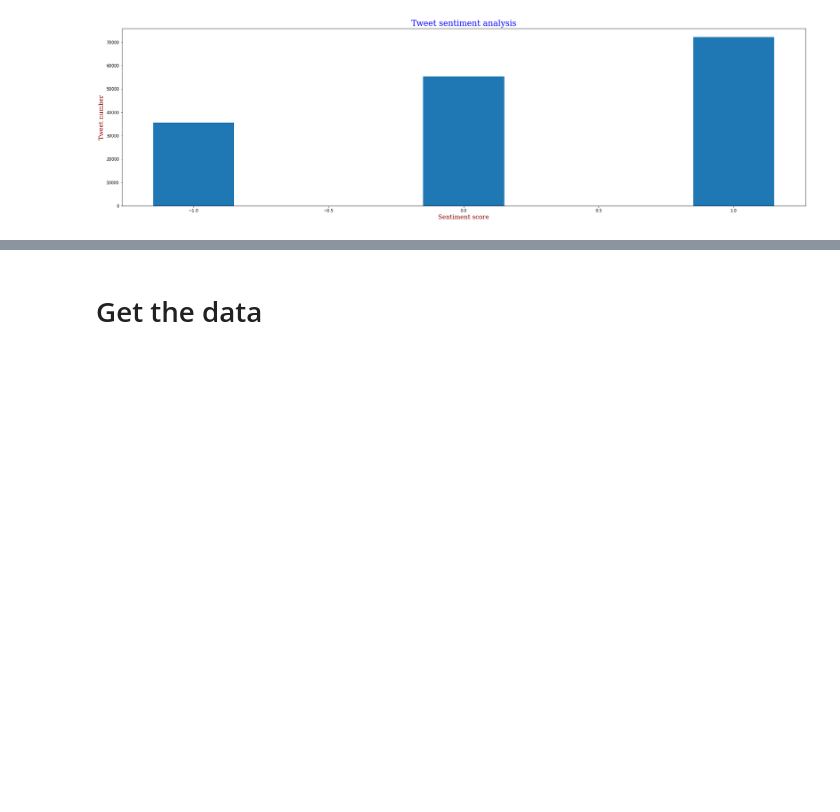
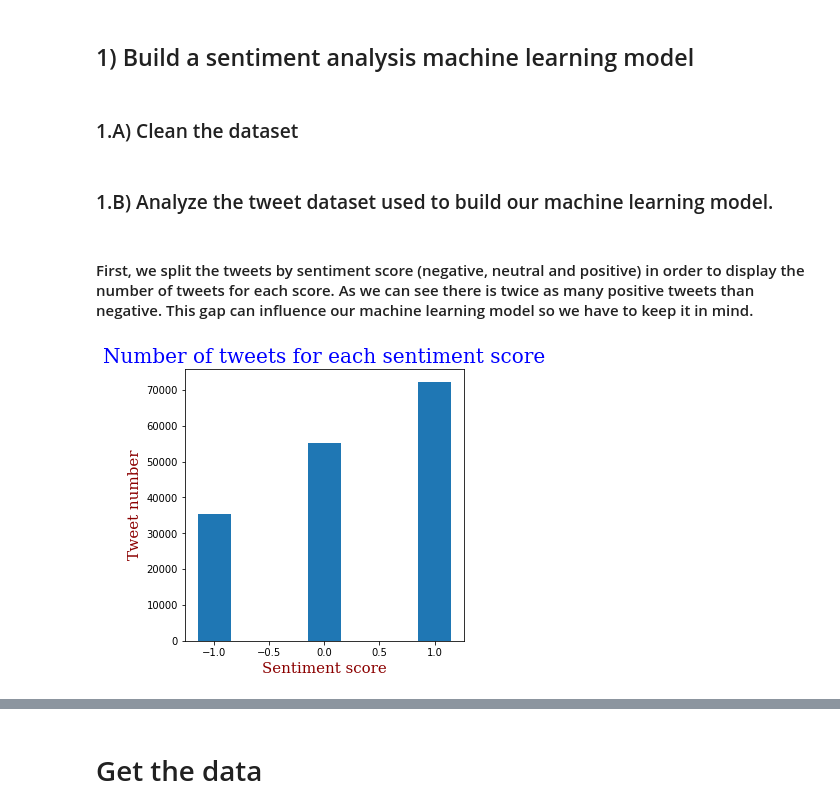
Before and after one commit to Guillaume-Vacelet/bigdata_group_1, a Jupyter notebook: sentiment_analysis.ipynb, the cells around one changed output, grey strips where cells are left out. Saved outputs shown, nothing was run; the diff lists cells and outputs as text; code cells hidden in the pictures; blank space fills up the shorter version.

Commit message:
Added markdown titles and text. Ready to begin the model.

```diff
--- a/sentiment_analysis.ipynb
+++ b/sentiment_analysis.ipynb
@@ -1,25 +24,34 @@
+# %% [markdown]
+## 1) Build a sentiment analysis machine learning model
+# %% [markdown]
+### 1.A) Clean the dataset
+# %%
+df = pd.read_csv('Twitter_Data.csv')
+df = df.drop_duplicates(subset=['clean_text'])
+
+df["clean_text"] = df["clean_text"].str.replace('[^a-zA-Z- ]', '')
+
+#data.isnull().sum()
+# %% [markdown]
+### 1.B) Analyze the tweet dataset used to build our machine learning model.
+# %% [markdown]
+#### First, we split the tweets by sentiment score (negative, neutral and positive) in order to display the number of tweets for each score. As we can see there is twice as many positive tweets than negative. This gap can influence our machine learning model so we have to keep it in mind.
 # %%
-import pandas as pd
-from matplotlib import pyplot as plt
-from textwrap import wrap
-
-data = pd.read_csv('Twitter_Data.csv', encoding='latin_1')
-
 scores = [-1, 0, 1]
-tweetsNeg = (data[data.category==-1.0]["clean_text"]).array
-tweetsNeutral = (data[data.category==0]["clean_text"]).array
-tweetsPos = (data[data.category==1.0]["clean_text"]).array
+tweetsNeg = df[df["category"]==-1]
+tweetsNeutral = df[df["category"]==0]
+tweetsPos = df[df["category"]==1]
 
 tweets = [len(tweetsNeg), len(tweetsNeutral), len(tweetsPos)]
 
 font_title = {'family':'serif','color':'blue','size':20}
 font_axis = {'family':'serif','color':'darkred','size':15}
 
-plt.figure(figsize=(30,8))
+plt.figure(figsize=(5,5))
 plt.bar(scores, tweets, width = 0.3)
-plt.title("Tweet sentiment analysis", fontdict=font_title)
+plt.title("Number of tweets for each sentiment score", fontdict=font_title)
 plt.xlabel("Sentiment score", fontdict=font_axis)
 plt.ylabel("Tweet number", fontdict=font_axis)
 plt.show()
 # %% [output]
-[figure, old version]
+[figure, new version]
```
Also changed, not shown: parts of 7 cells of this notebook.
